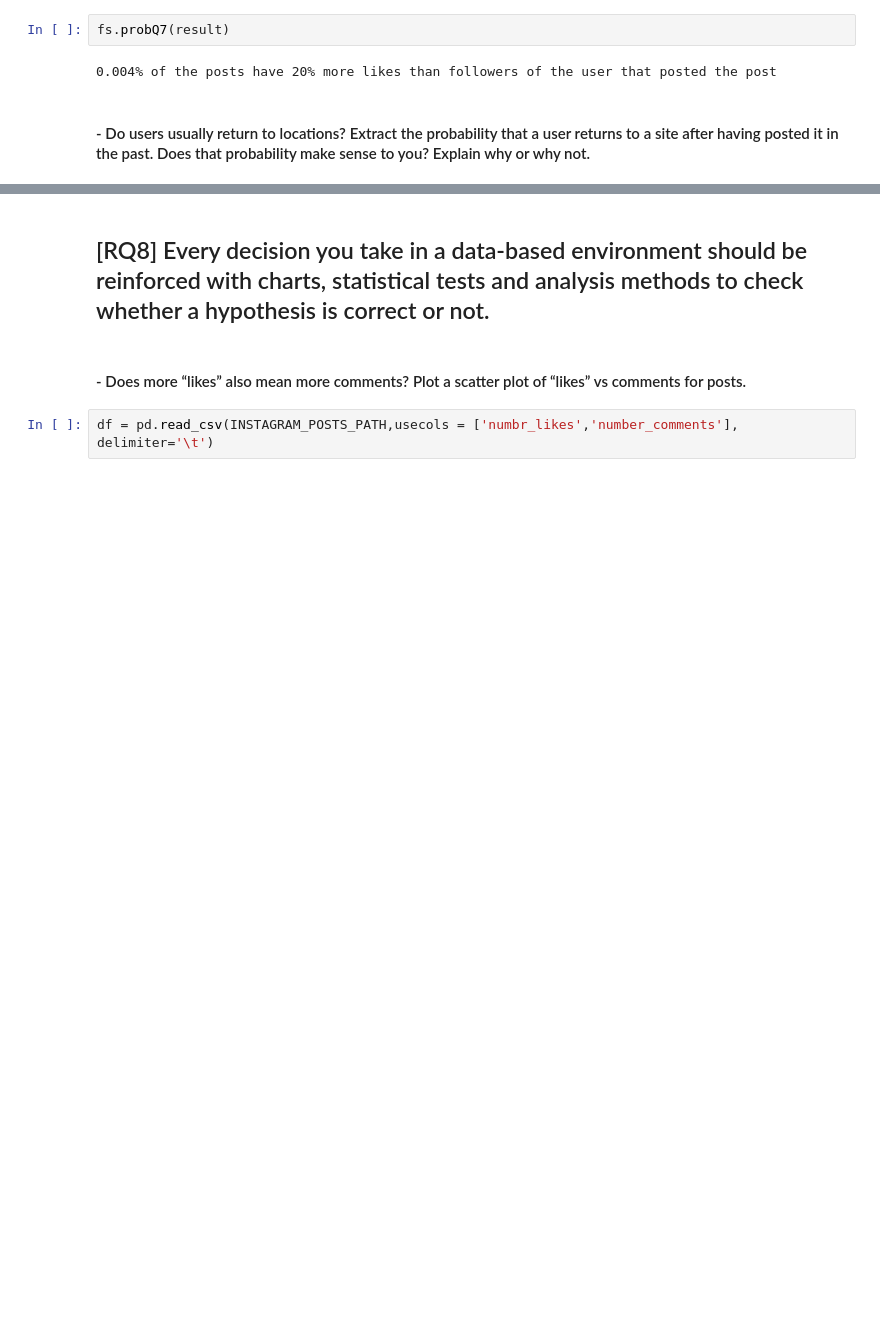
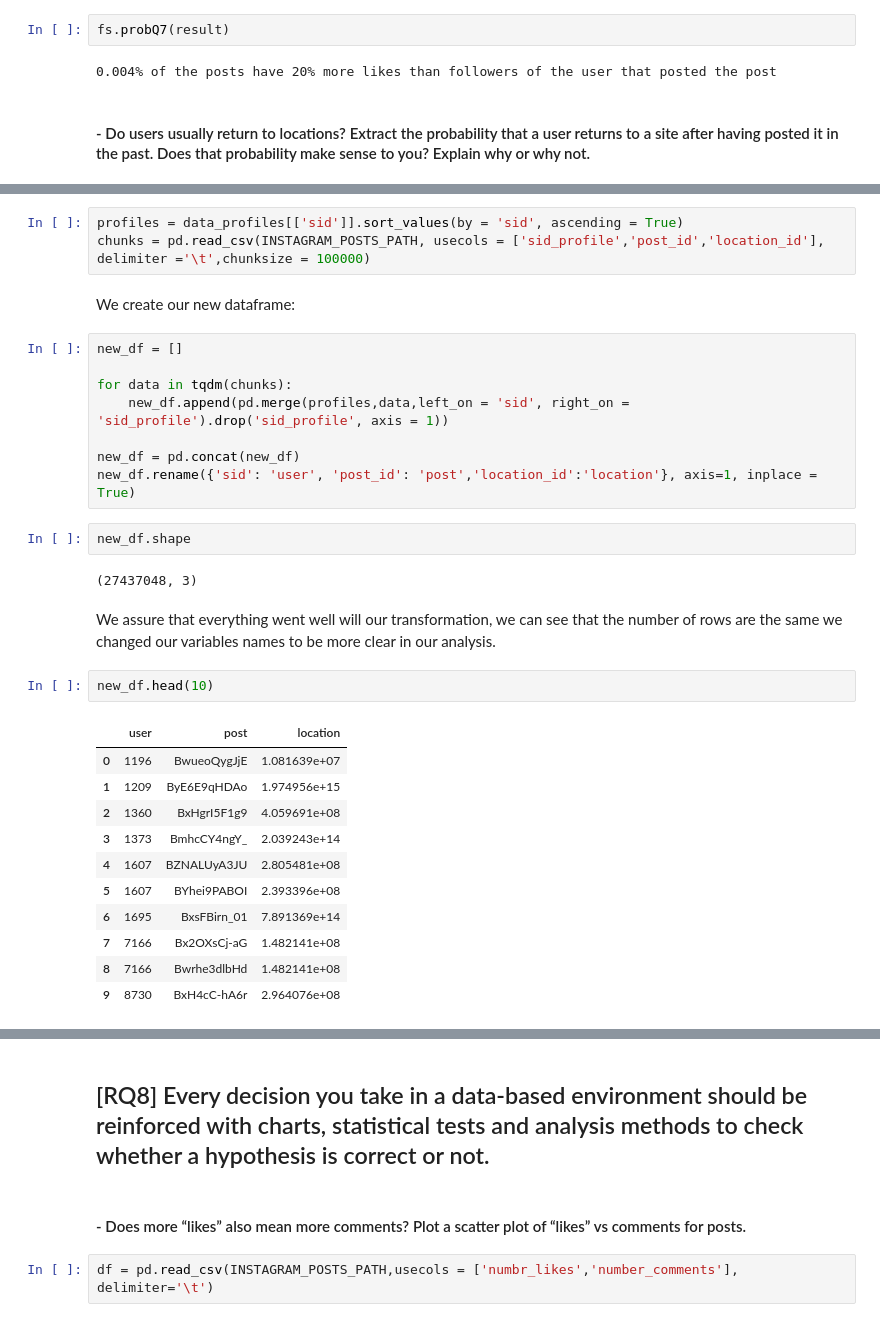
Before and after one commit to Vah1d/ADM-HW2, a Jupyter notebook: HW2.ipynb, the cells around one changed output, grey strips where cells are left out. Drawn from its saved outputs; the diff is of its cells as text; blank space fills up the shorter version.

```diff
--- a/HW2.ipynb
+++ b/HW2.ipynb
@@ -382,0 +387,33 @@ fs.probQ7(result)
+# %%
+profiles = data_profiles[['sid']].sort_values(by = 'sid', ascending = True)
+chunks = pd.read_csv(INSTAGRAM_POSTS_PATH, usecols = ['sid_profile','post_id','location_id'], delimiter ='\t',chunksize = 100000)
+# %% [markdown]
+We create our new dataframe:
+# %%
+new_df = []
+
+for data in tqdm(chunks):
+    new_df.append(pd.merge(profiles,data,left_on = 'sid', right_on = 'sid_profile').drop('sid_profile', axis = 1))
+
+new_df = pd.concat(new_df)
+new_df.rename({'sid': 'user', 'post_id': 'post','location_id':'location'}, axis=1, inplace = True)
+# %%
+new_df.shape
+# %% [output]
+(27437048, 3)
+# %% [markdown]
+We assure that everything went well will our transformation, we can see that the number of rows are the same we changed our variables names to be more clear in our analysis.
+# %%
+new_df.head(10)
+# %% [output]
+|  | user | post | location |
+| 0 | 1196 | BwueoQygJjE | 1.081639e+07 |
+| 1 | 1209 | ByE6E9qHDAo | 1.974956e+15 |
+| 2 | 1360 | BxHgrI5F1g9 | 4.059691e+08 |
+| 3 | 1373 | BmhcCY4ngY_ | 2.039243e+14 |
+| 4 | 1607 | BZNALUyA3JU | 2.805481e+08 |
+| 5 | 1607 | BYhei9PABOI | 2.393396e+08 |
+| 6 | 1695 | BxsFBirn_01 | 7.891369e+14 |
+| 7 | 7166 | Bx2OXsCj-aG | 1.482141e+08 |
+| 8 | 7166 | Bwrhe3dlbHd | 1.482141e+08 |
+| 9 | 8730 | BxH4cC-hA6r | 2.964076e+08 |
```
Also changed, not shown: parts of 5 cells of this notebook.
